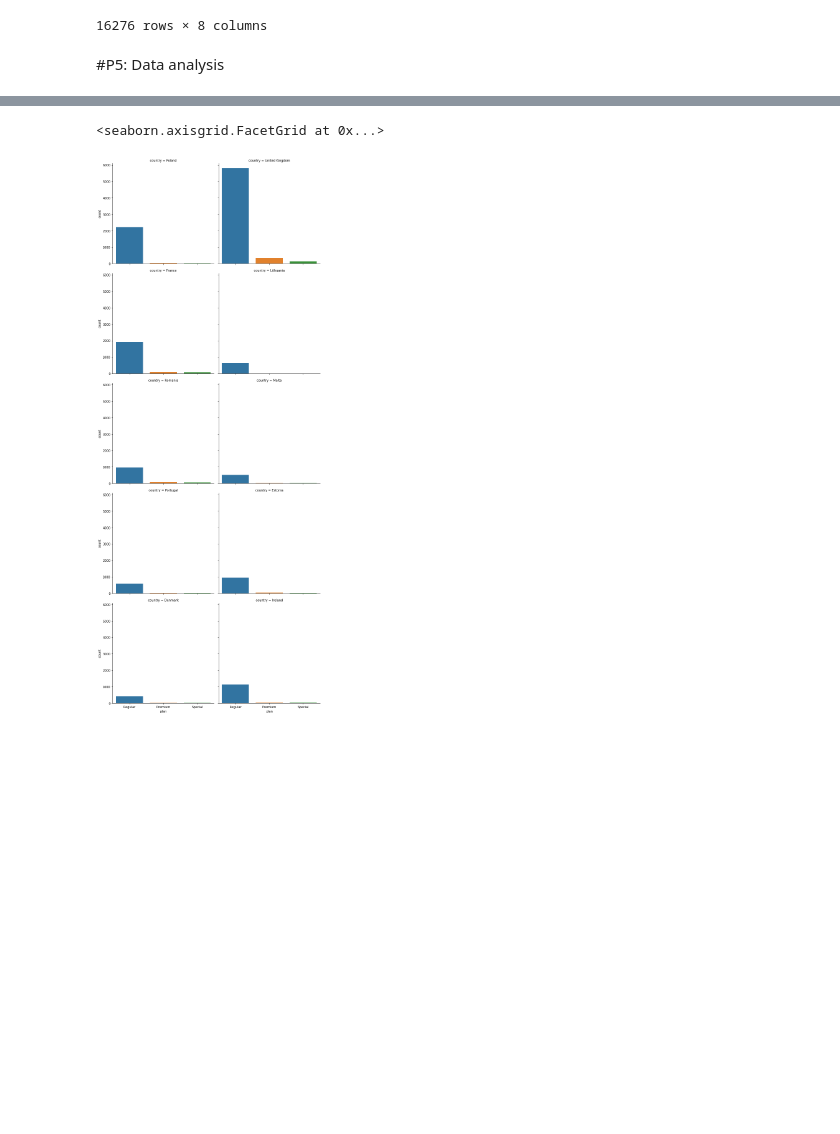
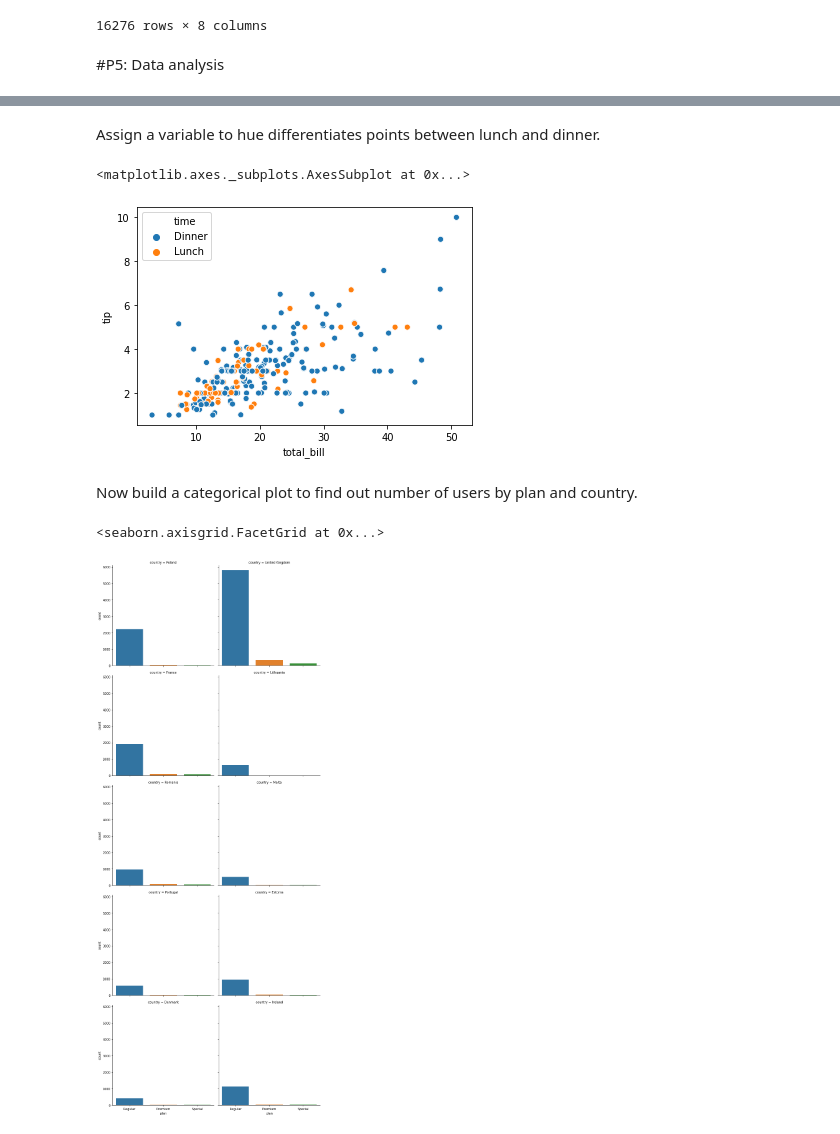
Before and after one commit to atlas-github/fstep_19, a Jupyter notebook: intro_to_bigdata&ai.ipynb, the cells around one changed output, grey strips where cells are left out. Drawn from its saved outputs; the diff is of its cells as text; code cells hidden in the pictures; blank space fills up the shorter version.

```diff
--- a/intro_to_bigdata&ai.ipynb
+++ b/intro_to_bigdata&ai.ipynb
@@ -301,3 +352,12 @@ result.join(result['user_id'].str.split('_', 1, expand = True).rename(columns={0
+# %% [markdown]
+Assign a variable to hue differentiates points between lunch and dinner.
+# %%
+sns.scatterplot(data=tips, x="total_bill", y="tip", hue="time")
+# %% [output]
+<matplotlib.axes._subplots.AxesSubplot at 0x...>
+[figure, added]
+# %% [markdown]
+Now build a categorical plot to find out number of users by plan and country.
 # %%
 import seaborn as sns
 plot1 = sns.catplot(x = "plan", col = "country", col_wrap = 2, data = users_devices, kind = "count")
```
Also changed, not shown: parts of 55 cells of this notebook.
